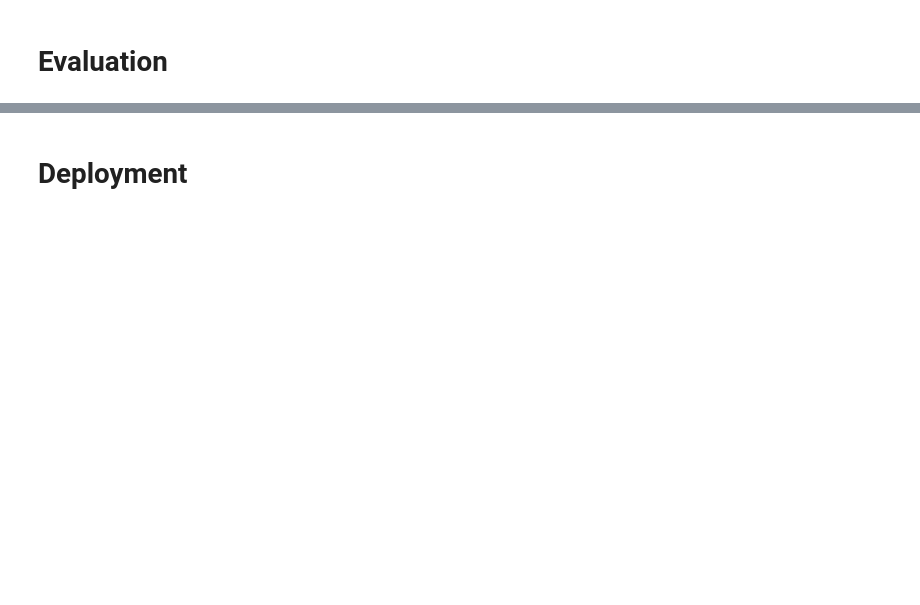
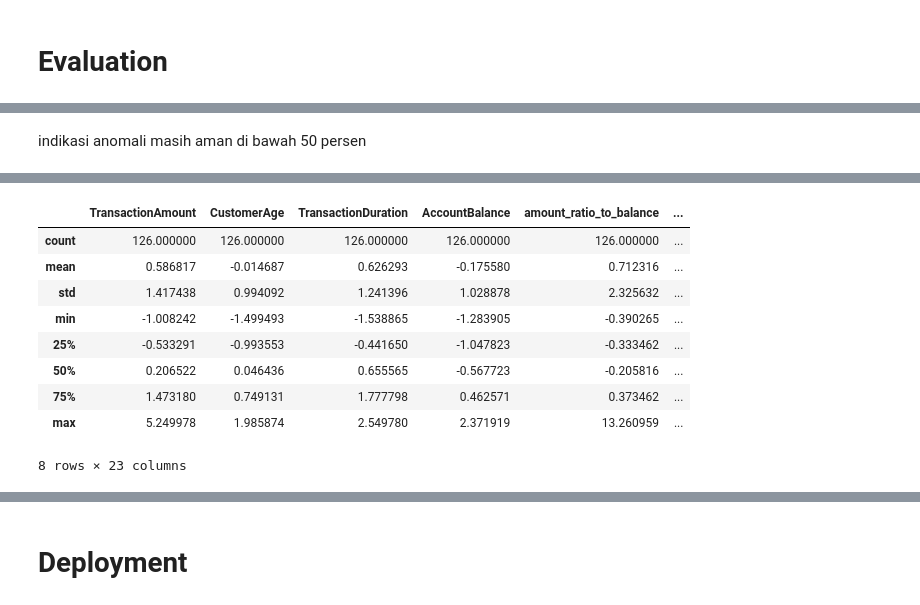
Before and after one commit to TurmaeUrsorum/zenitra-project-transaction-fraud, a Jupyter notebook: notebooks/Zenitra_Project.ipynb, the cells around one changed output, grey strips where cells are left out. Cells and saved outputs as stored; diff of their text form; code cells hidden in the pictures; blank space fills up the shorter version.

```diff
--- a/notebooks/Zenitra_Project.ipynb
+++ b/notebooks/Zenitra_Project.ipynb
@@ -824,0 +1050,2 @@ plt.show()
+# %% [markdown]
+indikasi anomali masih aman di bawah 50 persen
@@ -824,0 +1055,4 @@ plt.show()
+# %%
+anom.describe()
+# norm.describe()
+# %% [output]
@@ -824,0 +1060,10 @@ plt.show()
+|  | TransactionAmount | CustomerAge | TransactionDuration | AccountBalance | amount_ratio_to_balance | ... |
+| count | 126.000000 | 126.000000 | 126.000000 | 126.000000 | 126.000000 | ... |
+| mean | 0.586817 | -0.014687 | 0.626293 | -0.175580 | 0.712316 | ... |
+| std | 1.417438 | 0.994092 | 1.241396 | 1.028878 | 2.325632 | ... |
+| min | -1.008242 | -1.499493 | -1.538865 | -1.283905 | -0.390265 | ... |
+| 25% | -0.533291 | -0.993553 | -0.441650 | -1.047823 | -0.333462 | ... |
+| 50% | 0.206522 | 0.046436 | 0.655565 | -0.567723 | -0.205816 | ... |
+| 75% | 1.473180 | 0.749131 | 1.777798 | 0.462571 | 0.373462 | ... |
+| max | 5.249978 | 1.985874 | 2.549780 | 2.371919 | 13.260959 | ... |
+8 rows × 23 columns
```
Also changed, not shown: parts of 35 cells of this notebook.
